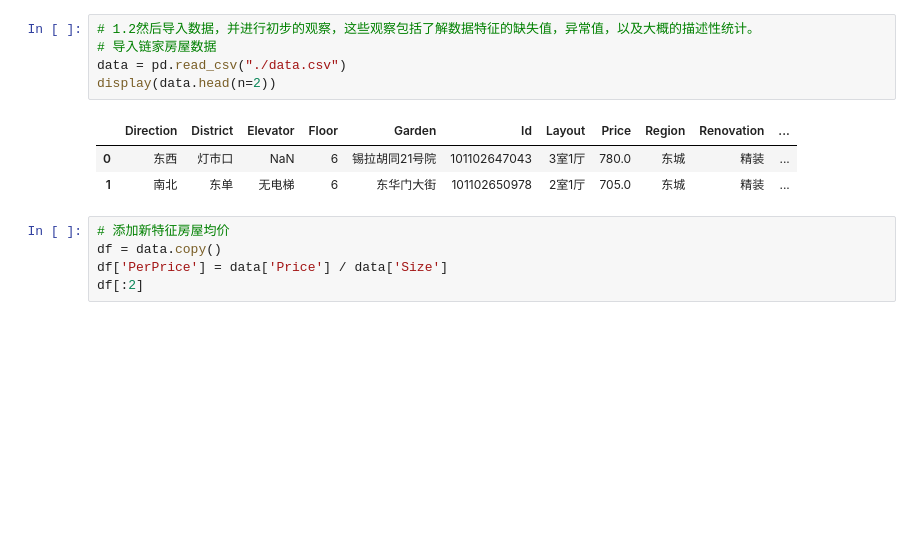
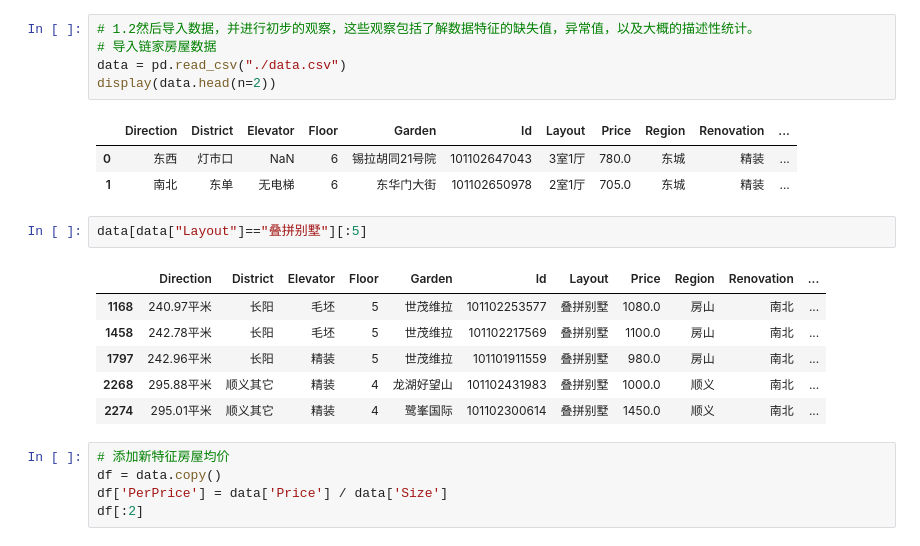
Before and after one commit to YoungErm/house_predict, a Jupyter notebook: note/期末大作业.ipynb, the cells around one changed output. Saved outputs shown, nothing was run; the diff lists cells and outputs as text; blank space fills up the shorter version.

```diff
--- a/note/期末大作业.ipynb
+++ b/note/期末大作业.ipynb
@@ -23,6 +23,15 @@ display(data.head(n=2))
 |  | Direction | District | Elevator | Floor | Garden | Id | Layout | Price | Region | Renovation | ... |
 | 0 | 东西 | 灯市口 | NaN | 6 | 锡拉胡同21号院 | 101102647043 | 3室1厅 | 780.0 | 东城 | 精装 | ... |
 | 1 | 南北 | 东单 | 无电梯 | 6 | 东华门大街 | 101102650978 | 2室1厅 | 705.0 | 东城 | 精装 | ... |
+# %%
+data[data["Layout"]=="叠拼别墅"][:5]
+# %% [output]
+|  | Direction | District | Elevator | Floor | Garden | Id | Layout | Price | Region | Renovation | ... |
+| 1168 | 240.97平米 | 长阳 | 毛坯 | 5 | 世茂维拉 | 101102253577 | 叠拼别墅 | 1080.0 | 房山 | 南北 | ... |
+| 1458 | 242.78平米 | 长阳 | 毛坯 | 5 | 世茂维拉 | 101102217569 | 叠拼别墅 | 1100.0 | 房山 | 南北 | ... |
+| 1797 | 242.96平米 | 长阳 | 精装 | 5 | 世茂维拉 | 101101911559 | 叠拼别墅 | 980.0 | 房山 | 南北 | ... |
+| 2268 | 295.88平米 | 顺义其它 | 精装 | 4 | 龙湖好望山 | 101102431983 | 叠拼别墅 | 1000.0 | 顺义 | 南北 | ... |
+| 2274 | 295.01平米 | 顺义其它 | 精装 | 4 | 鹭峯国际 | 101102300614 | 叠拼别墅 | 1450.0 | 顺义 | 南北 | ... |
 # %%
 # 添加新特征房屋均价
 df = data.copy()
```
Also changed, not shown: 28 other files.
